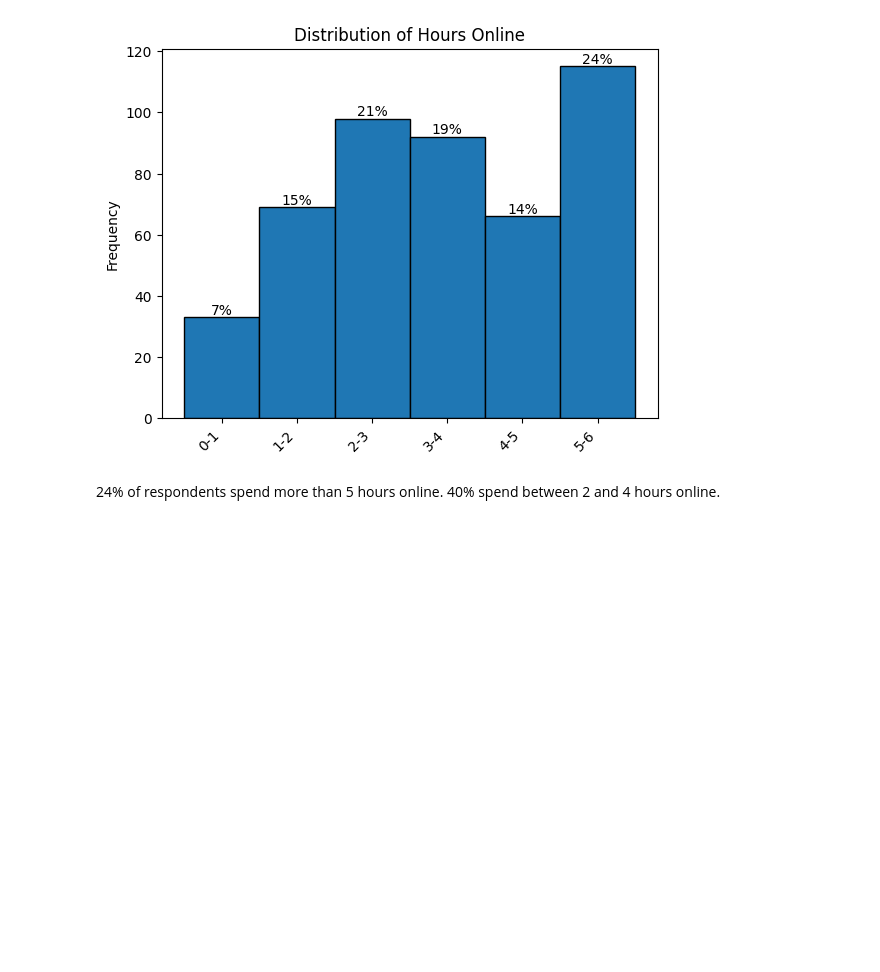
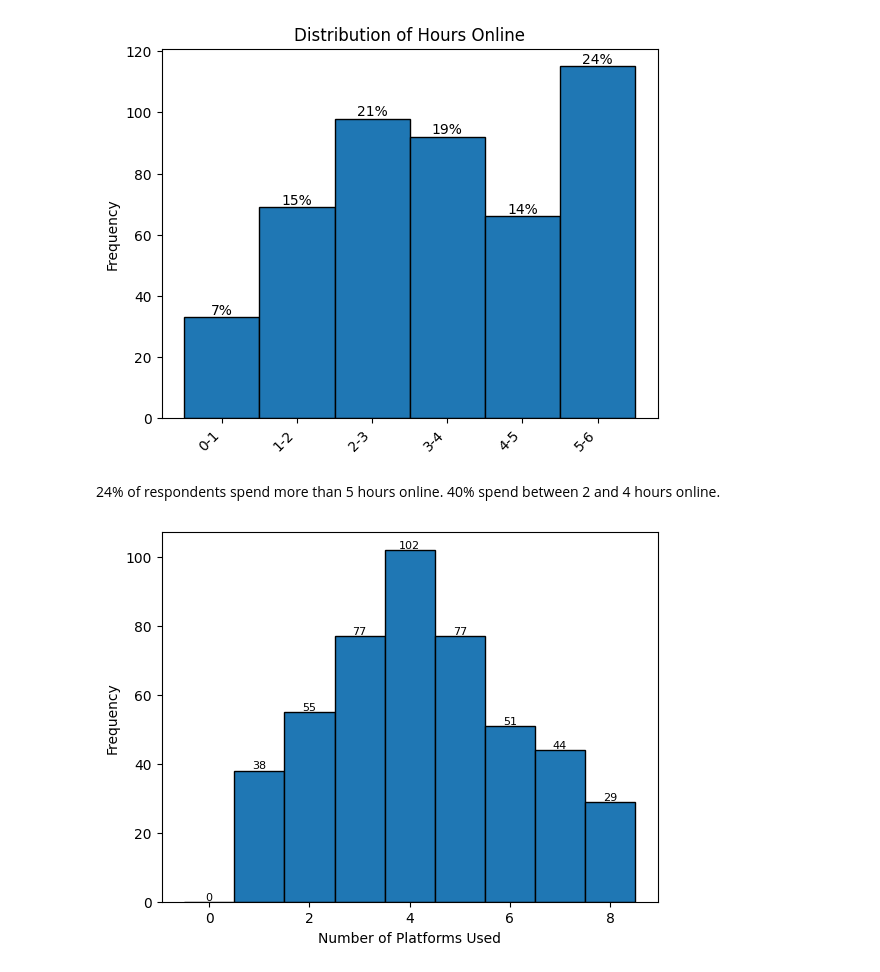
Before and after one commit to ookadeet/SocialMedia-MentalHealth, a Jupyter notebook: smmh.ipynb, the cells around one changed output. Cells and saved outputs as stored; diff of their text form; code cells hidden in the pictures; blank space fills up the shorter version.

```diff
--- a/smmh.ipynb
+++ b/smmh.ipynb
@@ -578,3 +663,16 @@ plt.show()
 [figure]
 # %% [markdown]
 24% of respondents spend more than 5 hours online. 40% spend between 2 and 4 hours online.
+# %%
+# Plot the distribution of Total Platforms
+bins = [0, 1, 2, 3, 4, 5, 6, 7, 8, 9]
+n, bins, patches = plt.hist(df['Total Platforms'], bins=bins, edgecolor='black', align='left')
+for i in range(len(patches)):
+    x = patches[i].get_x() + patches[i].get_width() / 2
+    y = patches[i].get_height()
+    plt.annotate(f'{int(y)}', (x, y), ha='center', va='bottom', fontsize=8)
+plt.xlabel('Number of Platforms Used')
+plt.ylabel('Frequency')
+plt.show()
+# %% [output]
+[figure, added]
```
Also changed, not shown: parts of 23 cells of this notebook.
